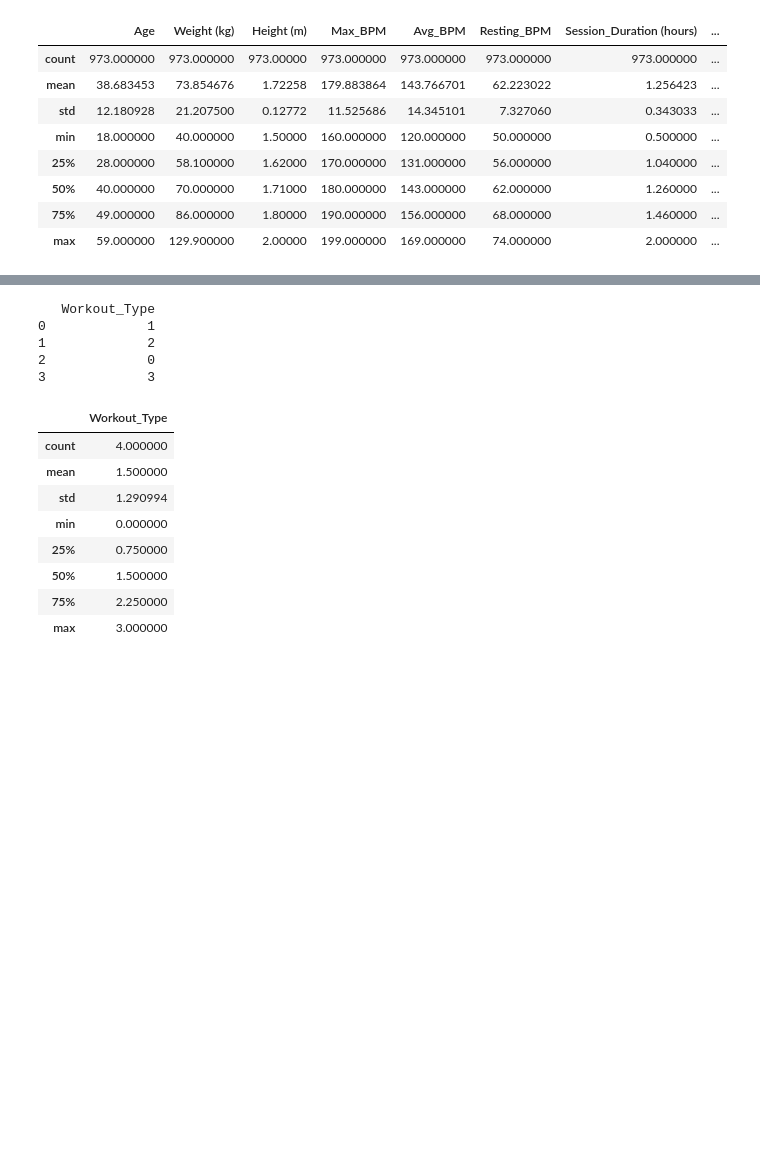
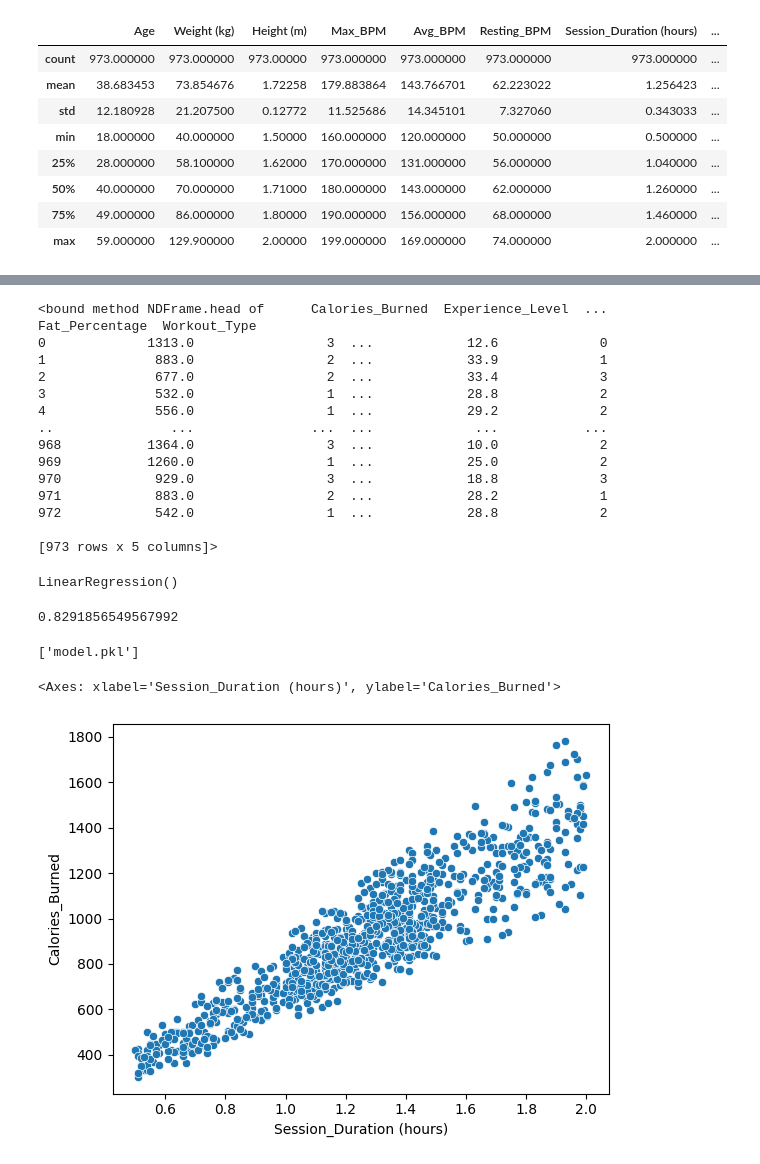
Before and after one commit to Gauravpoudel7/Gym_test_model, a Jupyter notebook: gym_model.ipynb, the cells around one changed output, grey strips where cells are left out. Drawn from its saved outputs; the diff is of its cells as text; code cells hidden in the pictures; blank space fills up the shorter version.

```diff
--- a/gym_model.ipynb
+++ b/gym_model.ipynb
@@ -270,25 +253,28 @@ new_df.describe()
 # %%
-new_df[Workout_Type''] = new_df['Workout_Type'].map({
-    'Yoga': 0,
-    'HIIT': 1,
-    'Strength':2,
-    'Cardio':3
-})
+from sklearn.preprocessing import StandardScaler
+scaler = StandardScaler()
+X_train=scaler.fit_transform(X_train)
+X_test = scaler.fit_transform(X_test)
-# %% [output]
-   Workout_Type
-0             1
-1             2
-2             0
-3             3
 # %%
-new_df.describe()
+new_df.head
 # %% [output]
-|  | Workout_Type |
-| count | 4.000000 |
-| mean | 1.500000 |
-| std | 1.290994 |
-| min | 0.000000 |
-| 25% | 0.750000 |
-| 50% | 1.500000 |
-| 75% | 2.250000 |
-| max | 3.000000 |
+<bound method NDFrame.head of      Calories_Burned  Experience_Level  ...  Fat_Percentage  Workout_Type
+0             1313.0                 3  ...            12.6             0
+1              883.0                 2  ...            33.9             1
+2              677.0                 2  ...            33.4             3
+3              532.0                 1  ...            28.8             2
+4              556.0                 1  ...            29.2             2
+..               ...               ...  ...             ...           ...
+968           1364.0                 3  ...            10.0             2
+969           1260.0                 1  ...            25.0             2
+970            929.0                 3  ...            18.8             3
+971            883.0                 2  ...            28.2             1
+972            542.0                 1  ...            28.8             2
+
+[973 rows x 5 columns]>
+# %%
+from sklearn.linear_model import LinearRegression
+model = LinearRegression()
+model.fit(X_train,y_train)
+# %% [output]
+LinearRegression()
@@ -294,0 +285,25 @@ new_df.describe()
+# %%
+r2 = r2_score(y_test,y_pred)
+r2
+n=X_test.shape[0]
+p = X_test.shape[1]
+adjusted_r2=1-((1-r2)*(n-1)/(n-p-1))
+adjusted_r2
+# %% [output]
+0.8291856549567992
+# %%
+import joblib
+
+joblib.dump(model, "model.pkl")
+# %% [output]
+['model.pkl']
+# %%
+import seaborn as sns
+
+sns.scatterplot(
+    x=df["Session_Duration (hours)"],
+    y=df["Calories_Burned"]
+)
+# %% [output]
+<Axes: xlabel='Session_Duration (hours)', ylabel='Calories_Burned'>
+[figure, added]
```
Also changed, not shown: parts of 11 cells of this notebook, 3 other files.
